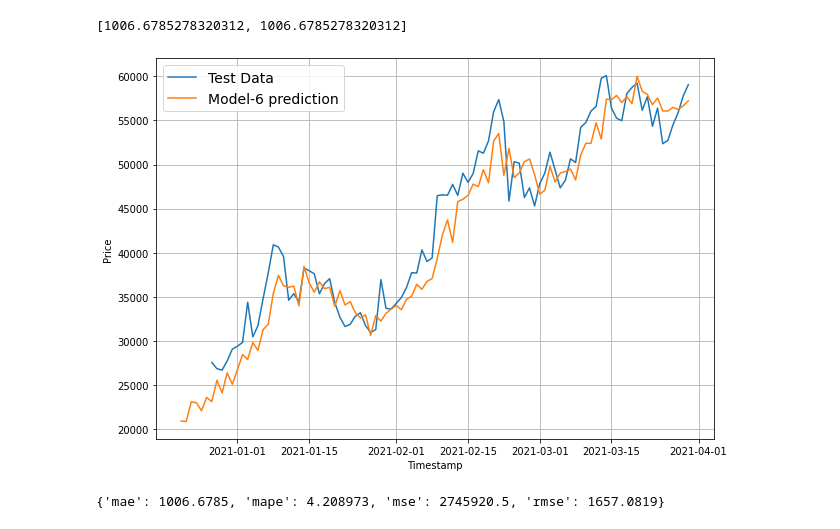
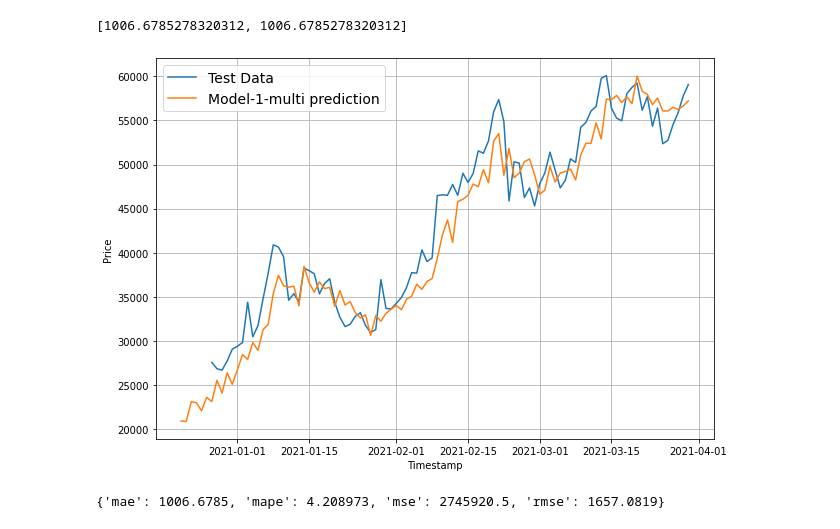
Before and after one commit to bibekyess/AI_practice, a Jupyter notebook: Killionaire.ipynb, the cells around one changed output. Drawn from its saved outputs; the diff is of its cells as text; code cells hidden in the pictures.

```diff
--- a/Killionaire.ipynb
+++ b/Killionaire.ipynb
@@ -777,10 +777,10 @@ model_1_multi_preds = tf.squeeze(model_1_multi.predict(x_test))
 # %%
 offset=len(x_test)-100
 plt.figure(figsize=(10,7))
 plot_time_series(timesteps=X_test[-len(test_windows):], values=test_labels[:,0], format="-", start=offset, label="Test Data")
-plot_time_series(timesteps=x_test.index.to_numpy(), values=model_1_multi_preds, format="-", start=offset, label="Model-6 prediction")
+plot_time_series(timesteps=x_test.index.to_numpy(), values=model_1_multi_preds, format="-", start=offset, label="Model-1-multi prediction")
 # %% [output]
-[figure, old version]
+[figure, new version]
 # %%
 model_1_multi_results = evaluate_preds(y_true=y_test, y_pred=model_1_multi_preds)
 model_1_multi_results
```
